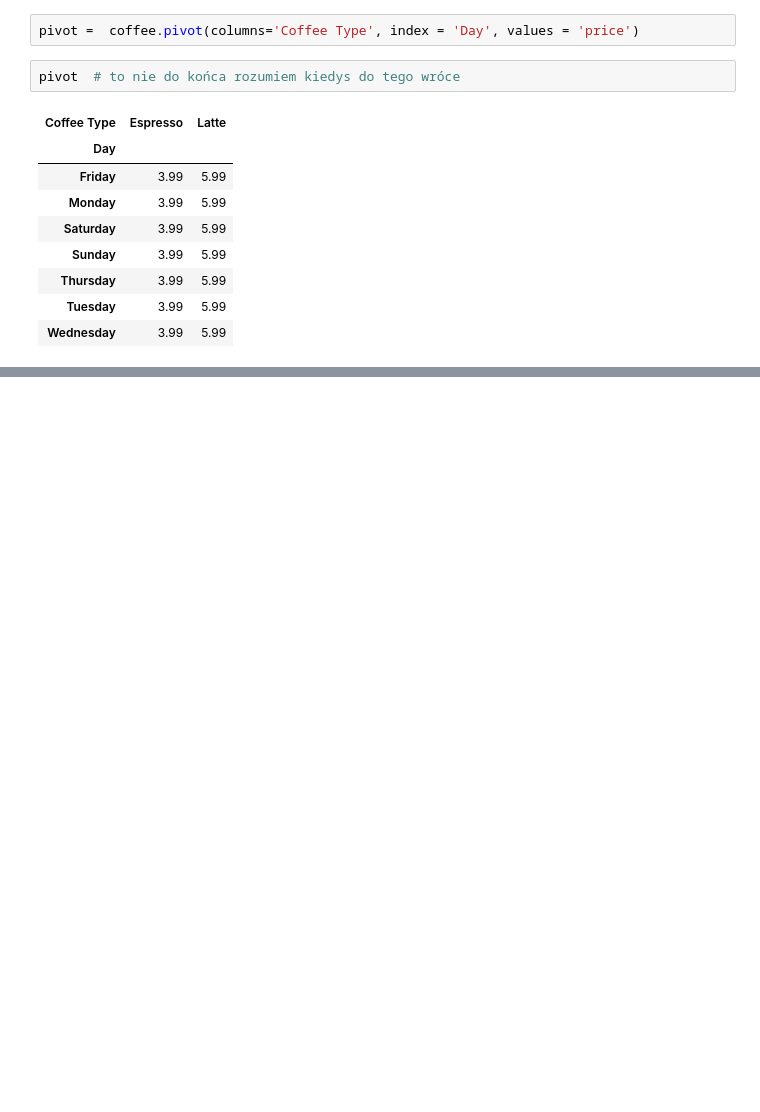
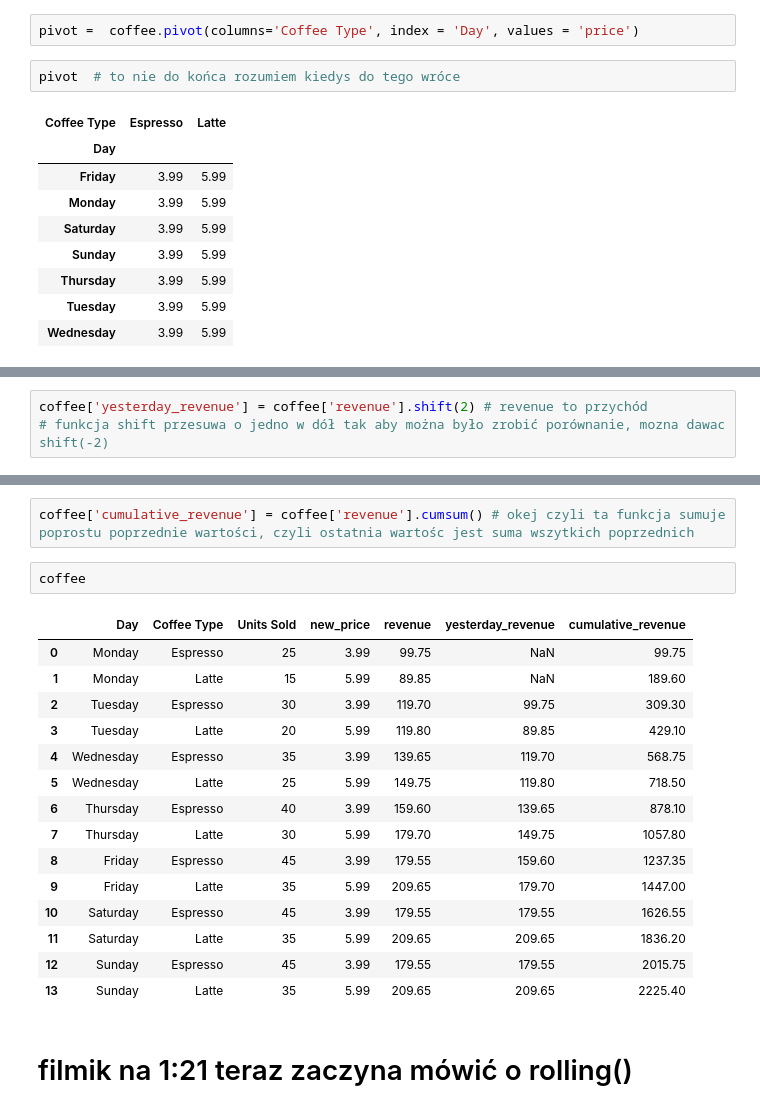
Before and after one commit to AleksandraJuras2000/Practice_Python, a Jupyter notebook: zad1.ipynb, the cells around one changed output, grey strips where cells are left out. Cells and saved outputs as stored; diff of their text form; blank space fills up the shorter version.

```diff
--- a/zad1.ipynb
+++ b/zad1.ipynb
@@ -1653,0 +1747,3 @@ pivot  # to nie do końca rozumiem kiedys do tego wróce
+# %%
+coffee['yesterday_revenue'] = coffee['revenue'].shift(2) # revenue to przychód
+# funkcja shift przesuwa o jedno w dół tak aby można było zrobić porównanie, mozna dawac shift(-2)
@@ -1653,0 +1806,22 @@ pivot  # to nie do końca rozumiem kiedys do tego wróce
+# %%
+coffee['cumulative_revenue'] = coffee['revenue'].cumsum() # okej czyli ta funkcja sumuje poprostu poprzednie wartości, czyli ostatnia wartośc jest suma wszytkich poprzednich
+# %%
+coffee
+# %% [output]
+|  | Day | Coffee Type | Units Sold | new_price | revenue | yesterday_revenue | cumulative_revenue |
+| 0 | Monday | Espresso | 25 | 3.99 | 99.75 | NaN | 99.75 |
+| 1 | Monday | Latte | 15 | 5.99 | 89.85 | NaN | 189.60 |
+| 2 | Tuesday | Espresso | 30 | 3.99 | 119.70 | 99.75 | 309.30 |
+| 3 | Tuesday | Latte | 20 | 5.99 | 119.80 | 89.85 | 429.10 |
+| 4 | Wednesday | Espresso | 35 | 3.99 | 139.65 | 119.70 | 568.75 |
+| 5 | Wednesday | Latte | 25 | 5.99 | 149.75 | 119.80 | 718.50 |
+| 6 | Thursday | Espresso | 40 | 3.99 | 159.60 | 139.65 | 878.10 |
+| 7 | Thursday | Latte | 30 | 5.99 | 179.70 | 149.75 | 1057.80 |
+| 8 | Friday | Espresso | 45 | 3.99 | 179.55 | 159.60 | 1237.35 |
+| 9 | Friday | Latte | 35 | 5.99 | 209.65 | 179.70 | 1447.00 |
+| 10 | Saturday | Espresso | 45 | 3.99 | 179.55 | 179.55 | 1626.55 |
+| 11 | Saturday | Latte | 35 | 5.99 | 209.65 | 209.65 | 1836.20 |
+| 12 | Sunday | Espresso | 45 | 3.99 | 179.55 | 179.55 | 2015.75 |
+| 13 | Sunday | Latte | 35 | 5.99 | 209.65 | 209.65 | 2225.40 |
+# %% [markdown]
+# filmik na 1:21 teraz zaczyna mówić o rolling()
```
Also changed, not shown: parts of 18 cells of this notebook.
